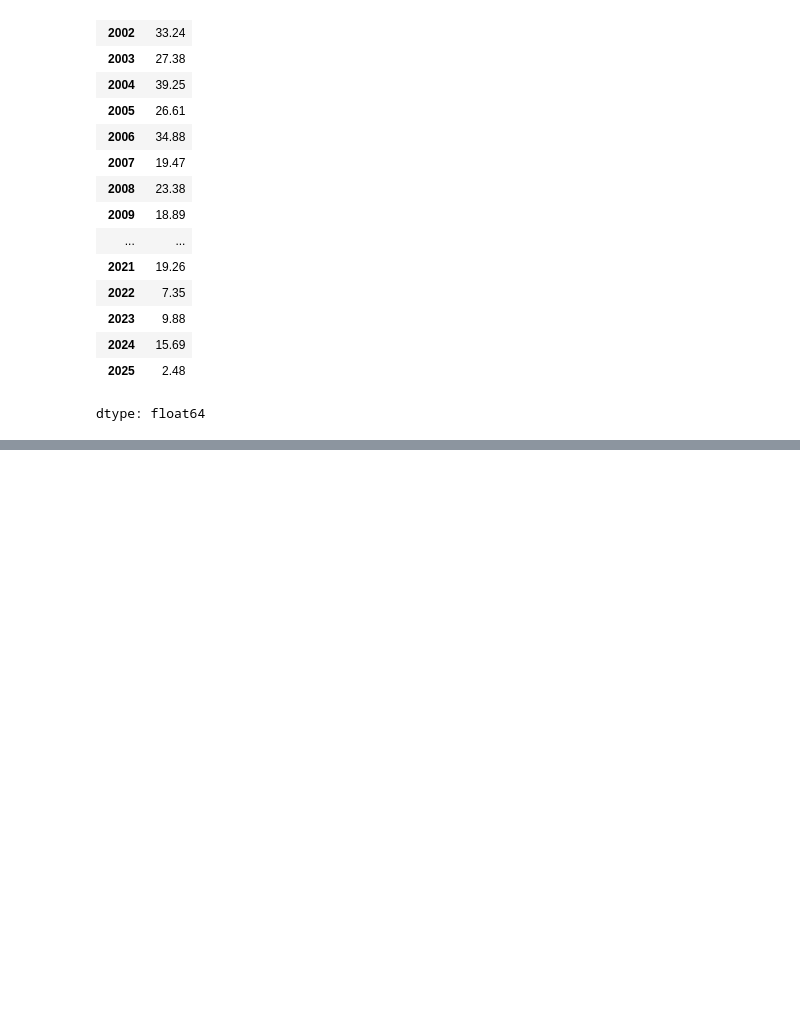
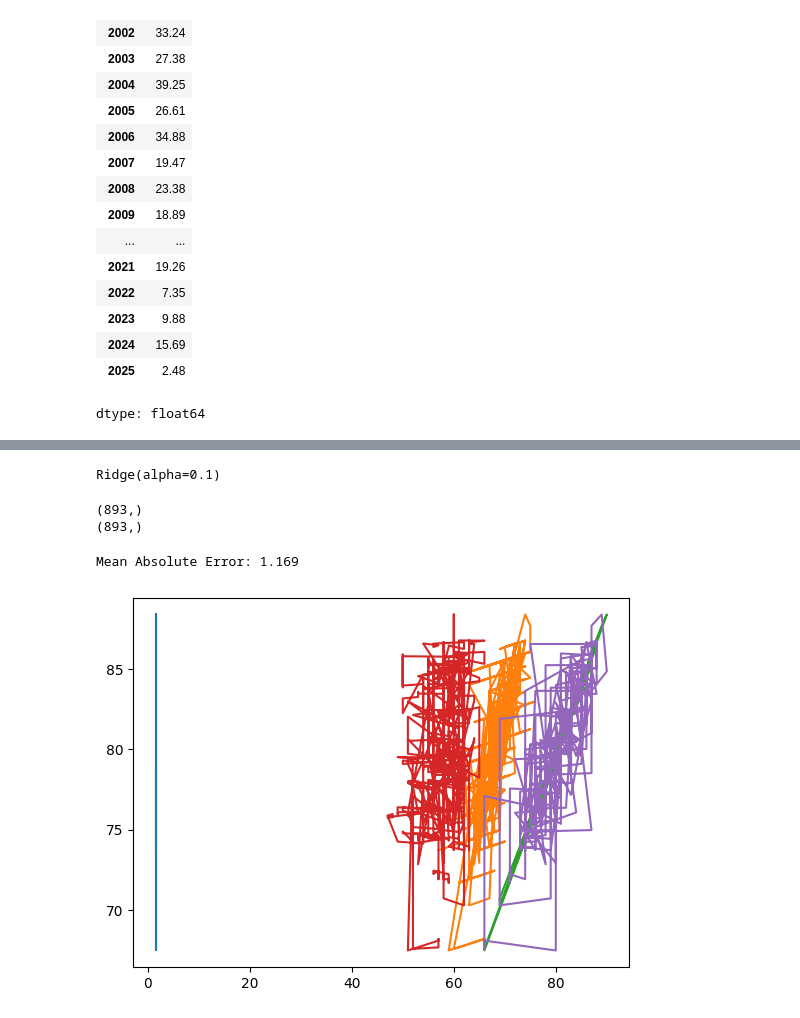
Before and after one commit to BrilliantChard/Weather-Prediction, a Jupyter notebook: Weather_Prediction.ipynb, the cells around one changed output, grey strips where cells are left out. Drawn from its saved outputs; the diff is of its cells as text; code cells hidden in the pictures; blank space fills up the shorter version.

```diff
--- a/Weather_Prediction.ipynb
+++ b/Weather_Prediction.ipynb
@@ -441,0 +502,17 @@ dtype: float64
+# %%
+predictors = ['Snow_depth', 'Temp_avg', 'Temp_max', 'Temp_min']
+# %%
+train = core_weather_data.loc[: '2022-12-31']
+test = core_weather_data.loc['2023-01-01' : ]
+# %%
+reg.fit(train[predictors], train['target'])
+# %% [output]
+Ridge(alpha=0.1)
+# %%
+predictions = reg.predict(test[predictors])
+# %%
+print(test['target'].shape)
+print(predictions.shape)
+# %% [output]
+(893,)
+(893,)
@@ -441,0 +521,11 @@ dtype: float64
+# %%
+mae = mean_absolute_error(test['target'], predictions)
+
+print(f'Mean Absolute Error: {mae:.3f}')
+# %% [output]
+Mean Absolute Error: 1.169
+# %%
+plt.plot(test, predictions)
+plt.show()
+# %% [output]
+[figure, added]
```
Also changed, not shown: parts of 10 cells of this notebook.
